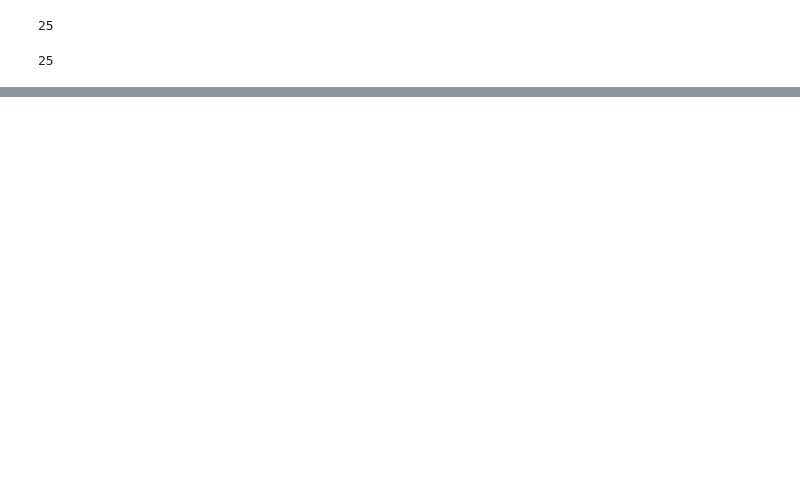
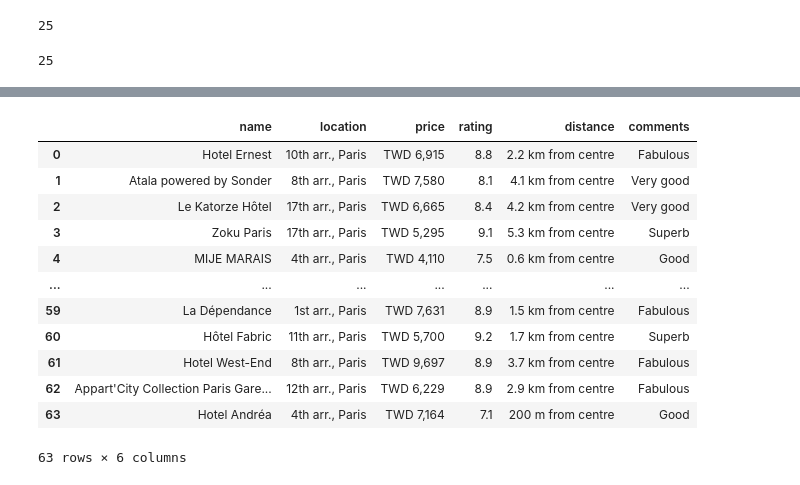
Before and after one commit to woody1234567/programming-hw, a Jupyter notebook: web_crawler_proto.ipynb, the cells around one changed output, grey strips where cells are left out. Drawn from its saved outputs; the diff is of its cells as text; code cells hidden in the pictures; blank space fills up the shorter version.

```diff
--- a/web_crawler_proto.ipynb
+++ b/web_crawler_proto.ipynb
@@ -145,0 +230,2 @@ hotel_info
+# %%
+hotel=booking_crawler("Paris","2023-11-29","2023-11-30")
@@ -145,0 +239,16 @@ hotel_info
+# %%
+hotel
+# %% [output]
+|  | name | location | price | rating | distance | comments |
+| 0 | Hotel Ernest | 10th arr., Paris | TWD 6,915 | 8.8 | 2.2 km from centre | Fabulous |
+| 1 | Atala powered by Sonder | 8th arr., Paris | TWD 7,580 | 8.1 | 4.1 km from centre | Very good |
+| 2 | Le Katorze Hôtel | 17th arr., Paris | TWD 6,665 | 8.4 | 4.2 km from centre | Very good |
+| 3 | Zoku Paris | 17th arr., Paris | TWD 5,295 | 9.1 | 5.3 km from centre | Superb |
+| 4 | MIJE MARAIS | 4th arr., Paris | TWD 4,110 | 7.5 | 0.6 km from centre | Good |
+| ... | ... | ... | ... | ... | ... | ... |
+| 59 | La Dépendance | 1st arr., Paris | TWD 7,631 | 8.9 | 1.5 km from centre | Fabulous |
+| 60 | Hôtel Fabric | 11th arr., Paris | TWD 5,700 | 9.2 | 1.7 km from centre | Superb |
+| 61 | Hotel West-End | 8th arr., Paris | TWD 9,697 | 8.9 | 3.7 km from centre | Fabulous |
+| 62 | Appart'City Collection Paris Gare... | 12th arr., Paris | TWD 6,229 | 8.9 | 2.9 km from centre | Fabulous |
+| 63 | Hotel Andréa | 4th arr., Paris | TWD 7,164 | 7.1 | 200 m from centre | Good |
+63 rows × 6 columns
```
Also changed, not shown: parts of 8 cells of this notebook, 2 other files.
